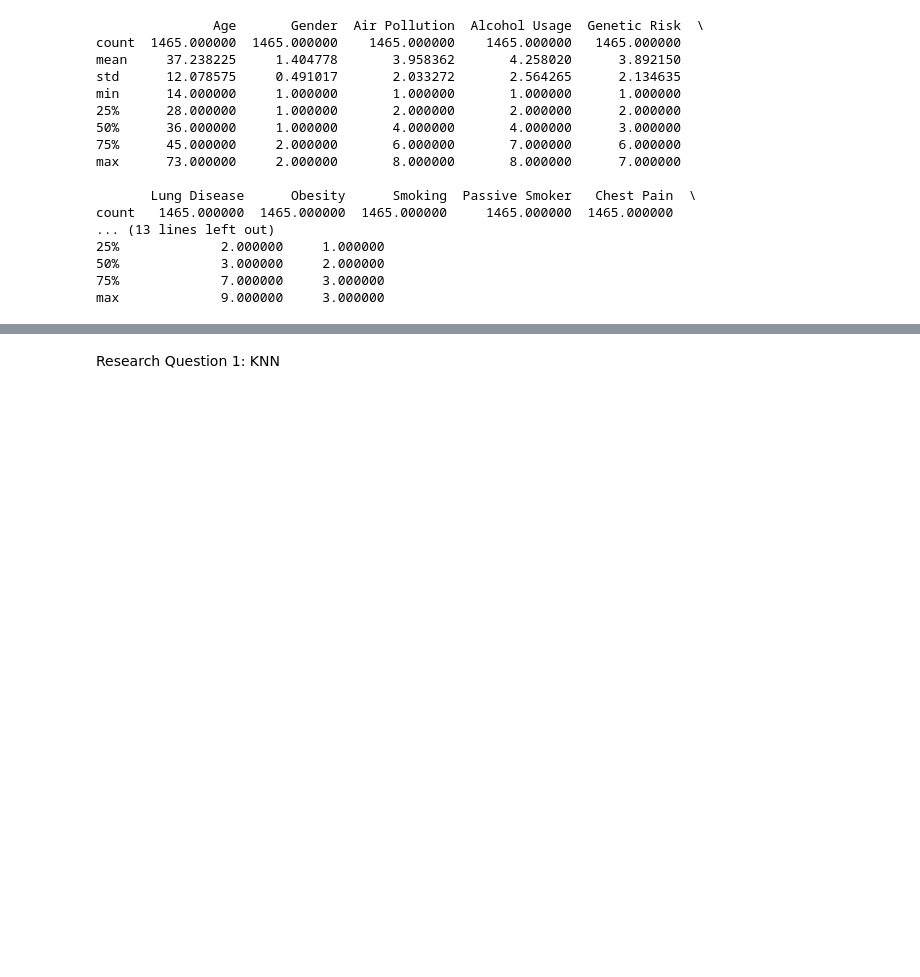
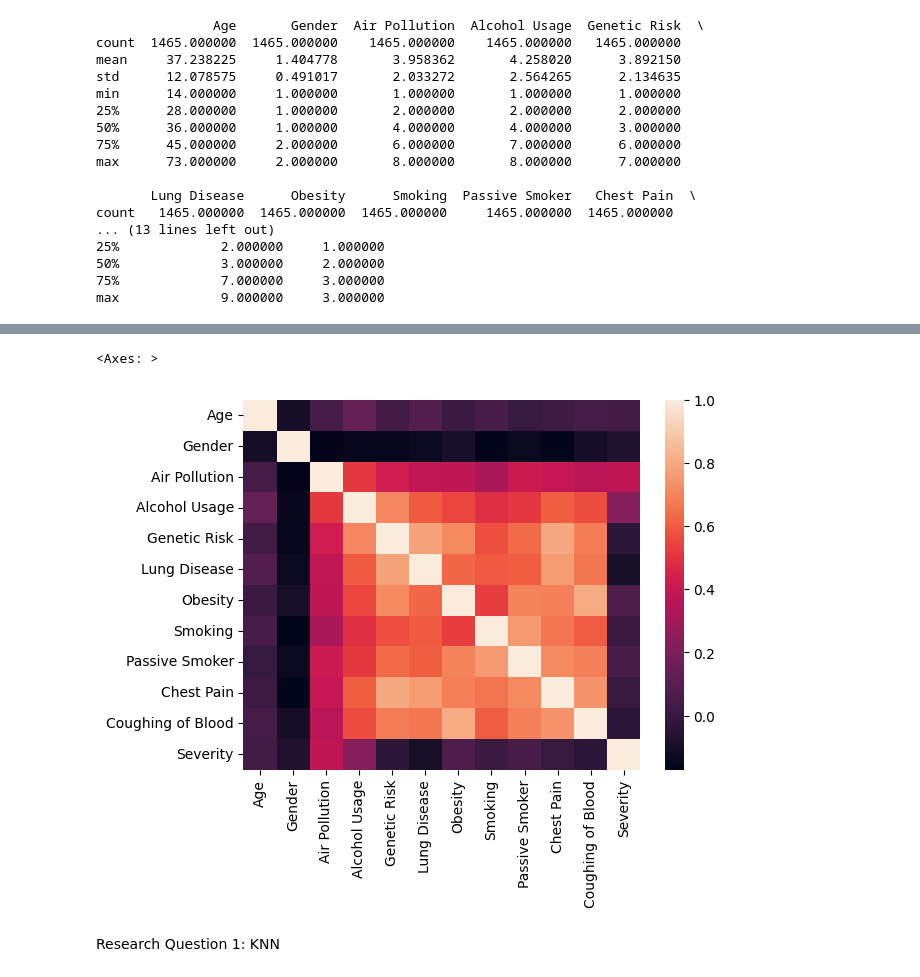
Before and after one commit to Yutong-Lu/Datathon-1, a Jupyter notebook: Yutong_Datathon_1.ipynb, the cells around one changed output, grey strips where cells are left out. Saved outputs shown, nothing was run; the diff lists cells and outputs as text; code cells hidden in the pictures; blank space fills up the shorter version.

```diff
--- a/Yutong_Datathon_1.ipynb
+++ b/Yutong_Datathon_1.ipynb
@@ -99,3 +86,15 @@ plt.show()
+# %%
+# Import necessary libraries
+import matplotlib.pyplot as plt
+import seaborn as sns
+
+# correlation cofficient
+corr=df.corr()
+round(corr,2)
+sns.heatmap(corr)
+# %% [output]
+<Axes: >
+[figure, added]
 # %% [markdown]
 Research Question 1: KNN
 # %%
```
Also changed, not shown: parts of 11 cells of this notebook.
